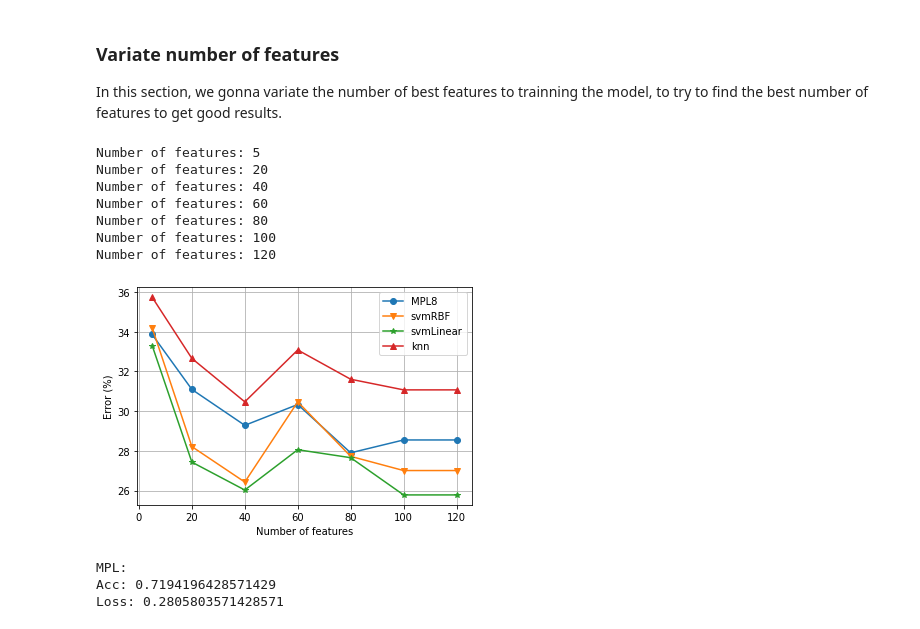
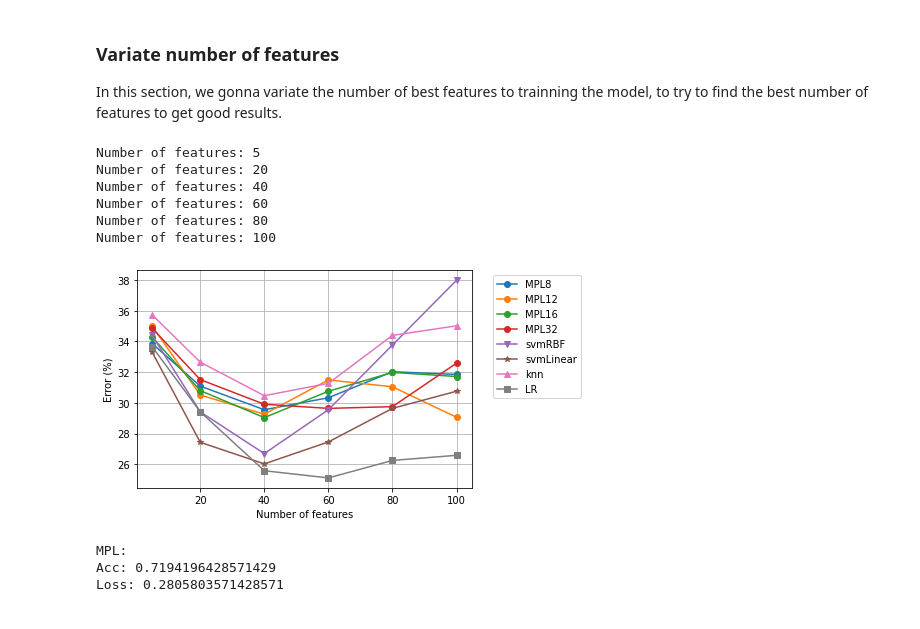
Before and after one commit to luis99fonseca/ED, a Jupyter notebook: ProjectFinal/code.ipynb, the cells around one changed output. Drawn from its saved outputs; the diff is of its cells as text; code cells hidden in the pictures.

```diff
--- a/ProjectFinal/code.ipynb
+++ b/ProjectFinal/code.ipynb
@@ -186,15 +224,22 @@ def svmRBF(X, Y):
 
     return processKFold(svmRBF, X, Y)
+# %%
+
+def svmRBFwGamma(X, Y, c=1, g=0.1):
+
+    svmRBF = svm.SVC(kernel='rbf', C = c, gamma=g)
+
+    return processKFold(svmRBF, X, Y)
 # %%
-def svmLinear(X, Y):
+def svmLinear(X, Y, c=1):
 
-    svmLinear = svm.SVC(kernel='linear')
+    svmLinear = svm.SVC(kernel='linear', C = c)
 
     return processKFold(svmLinear, X, Y)
 # %%
-def knn(X, Y, k=5):
+def knn(X, Y, k=5, metric="minkowski"):
 
-    knn_c = KNeighborsClassifier(n_neighbors=k)
+    knn_c = KNeighborsClassifier(n_neighbors=k, metric=metric)
 
     return processKFold(knn_c, X, Y)
 # %% [markdown]
@@ -257,9 +467,14 @@ min2: 130
 ### Variate number of features
 In this section, we gonna variate the number of best features to trainning the model, to try to find the best number of features to get good results.
 # %%
-num_features = [5, 20, 40 ,60, 80, 100, 120]
+num_features = [5, 20, 40 ,60, 80, 100]
 
 loss_mpl8 = []
+loss_mpl12 = []
+loss_mpl16 = []
+loss_mpl32 = []
+loss_lr = []
+loss_svm_rbf_gamma = []
 loss_svm_linear = []
 loss_svm_rbf = []
 loss_knn = []
@@ -271,15 +486,23 @@ for num_feature in num_features:
     X_new = get_best_x_features(X,Y, num_feature)
 
     loss_mpl8.append(mlp8(X_new, Y)[1])
-    loss_svm_rbf.append(svmRBF(X_new, Y)[1])
+    loss_mpl12.append(mlp12(X_new, Y)[1])
+    loss_mpl16.append(mlp16(X_new, Y)[1])
+    loss_mpl32.append(mlp32(X_new, Y)[1])
+    loss_svm_rbf.append(svmRBFwGamma(X_new, Y, c=0.3, g=0.03)[1])
     loss_svm_linear.append(svmLinear(X_new, Y)[1])
     loss_knn.append(knn(X_new, Y, 140)[1])
+    loss_lr.append(lr(X_new, Y, 0.01)[1])
 
 # convert to numpy array to be easily to convert values to percentage
 loss_mpl8 = np.array(loss_mpl8)
+loss_mpl12 = np.array(loss_mpl12)
+loss_mpl16 = np.array(loss_mpl16)
+loss_mpl32 = np.array(loss_mpl32)
 loss_svm_rbf = np.array(loss_svm_rbf)
 loss_svm_linear = np.array(loss_svm_linear)
 loss_knn = np.array(loss_knn)
+loss_lr = np.array(loss_lr)
 # %% [output]
 Number of features: 5
 Number of features: 20
@@ -287,17 +510,20 @@ Number of features: 40
 Number of features: 60
 Number of features: 80
 Number of features: 100
-Number of features: 120
 # %%
 plt.plot(num_features, loss_mpl8 * 100, marker="o" ,label="MPL8")
+plt.plot(num_features, loss_mpl12 * 100, marker="o" ,label="MPL12")
+plt.plot(num_features, loss_mpl16 * 100, marker="o" ,label="MPL16")
+plt.plot(num_features, loss_mpl32 * 100, marker="o" ,label="MPL32")
 plt.plot(num_features, loss_svm_rbf * 100, marker="v", label="svmRBF")
 plt.plot(num_features, loss_svm_linear * 100, marker="*" , label="svmLinear")
 plt.plot(num_features, loss_knn * 100, marker="^" , label="knn")
-plt.legend()
+plt.plot(num_features, loss_lr * 100, marker="s" , label="LR")
+plt.legend(bbox_to_anchor=(1.05, 1), loc='upper left')
 plt.xlabel("Number of features")
 plt.ylabel("Error (%)")
 plt.grid()
 # %% [output]
-[figure, old version]
+[figure, new version]
 # %%
 # only for test
```
Also changed, not shown: parts of 25 cells of this notebook.
